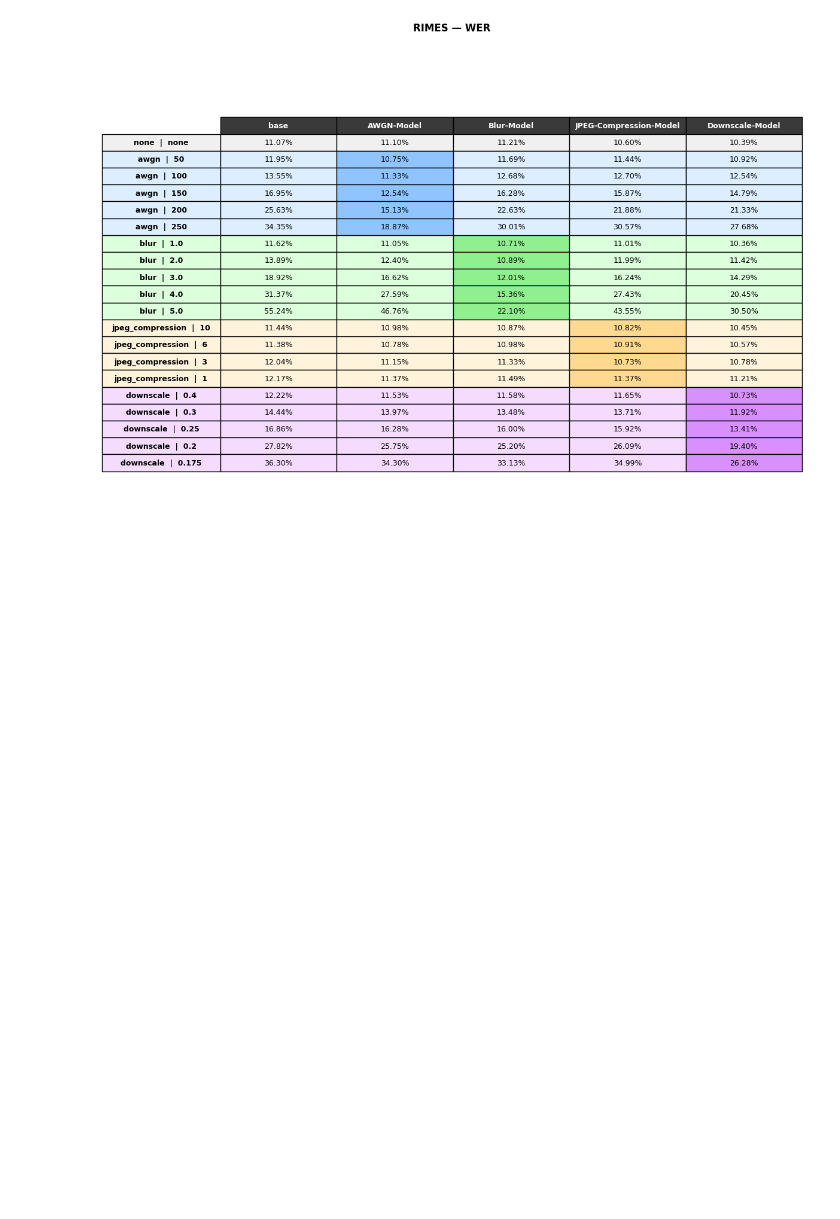
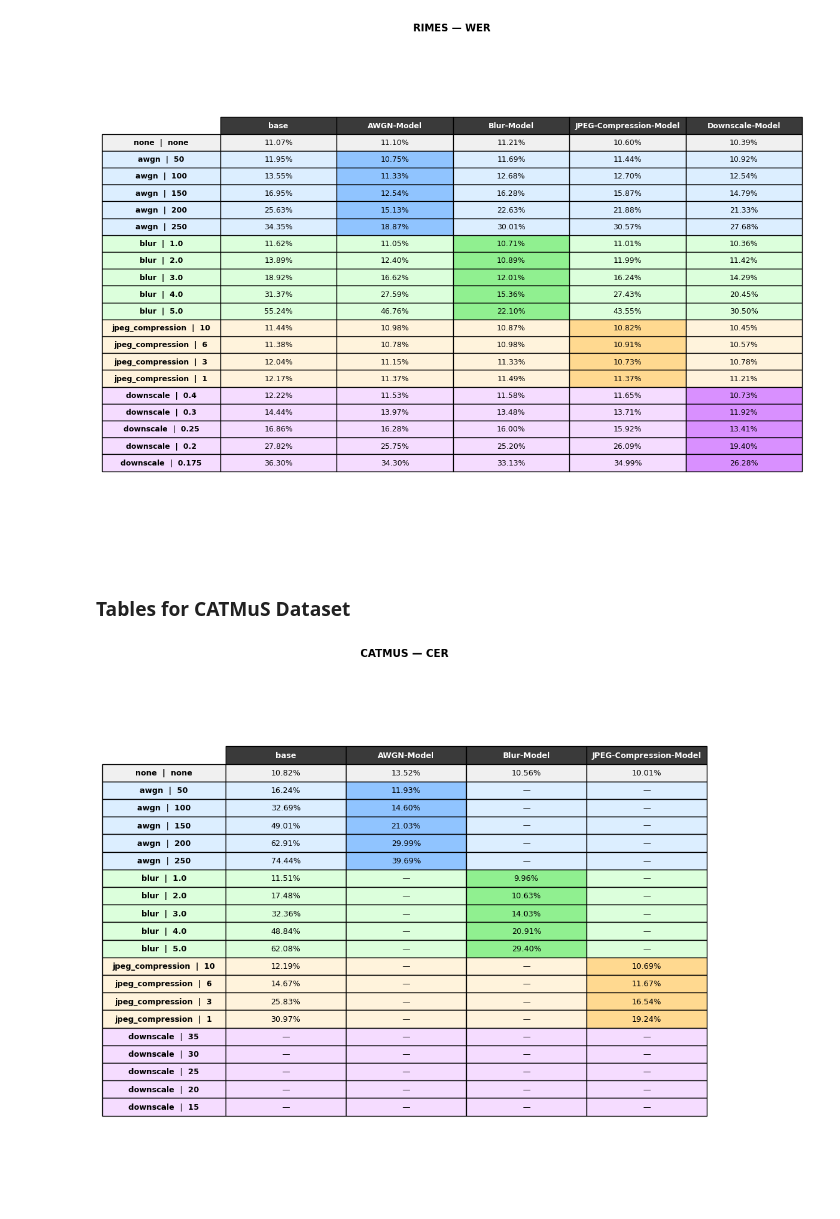
Before and after one commit to LeMerta/trocr-degradation-thesis, a Jupyter notebook: notebooks/results/result_tables.ipynb, the cells around one changed output. Cells and saved outputs as stored; diff of their text form; code cells hidden in the pictures; blank space fills up the shorter version.

Commit message:
CATMuS Experiments and changed downscale exeprimetns to now scale to fixed height

```diff
--- a/notebooks/results/result_tables.ipynb
+++ b/notebooks/results/result_tables.ipynb
@@ -23,7 +23,7 @@ DEGRADATIONS = [
     ("awgn",              [50, 100, 150, 200, 250]),
     ("blur",              [1.0, 2.0, 3.0, 4.0, 5.0]),
     ("jpeg_compression",  [10, 6, 3, 1]),
-    ("downscale",         [0.4, 0.3, 0.25, 0.2, 0.175]),
+    ("downscale",         [35, 30, 25, 20, 15]),
 ]
 
 # light row bg per method, darker highlight when model matches
@@ -113,3 +115,5 @@ render_table( "rimes", "cer")
 render_table( "rimes", "wer")
 # %% [output]
 [figure]
+# %% [markdown]
+### Tables for CATMuS Dataset
@@ -115,0 +127,4 @@ render_table( "rimes", "wer")
+# %%
+render_table( "catmus", "cer")
+# %% [output]
+[figure, added]
```
Also changed, not shown: parts of 5 cells of this notebook, 22 other files.
